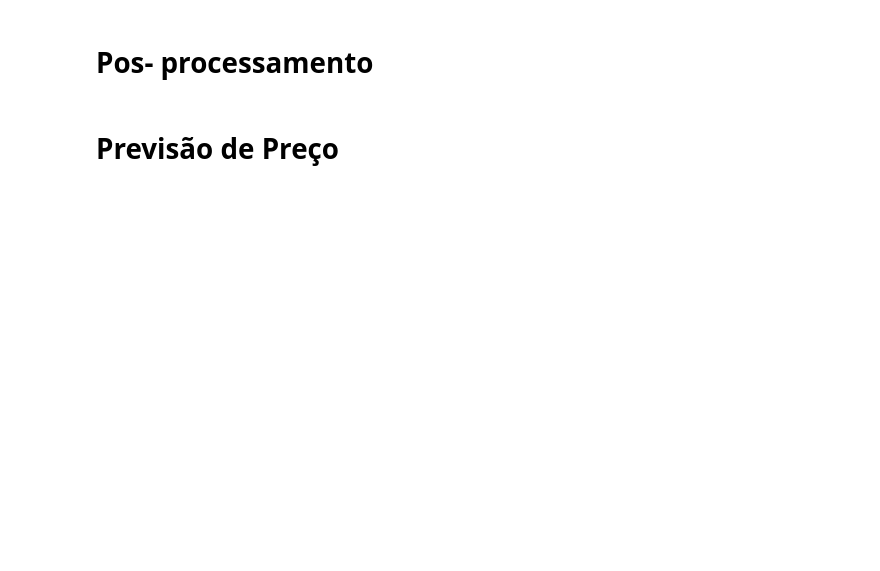
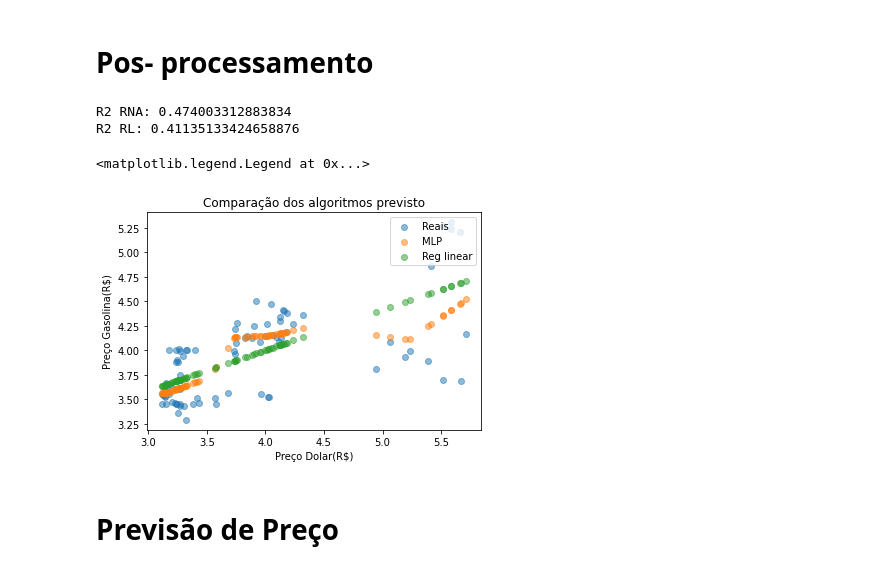
Before and after one commit to oliveira-chr/Gasolina-Petroleo-Dataset, a Jupyter notebook: Inteligencia Artificial/notebook/Inteligencia artificial.ipynb, the cells around one changed output. Cells and saved outputs as stored; diff of their text form; code cells hidden in the pictures; blank space fills up the shorter version.

```diff
--- a/Inteligencia Artificial/notebook/Inteligencia artificial.ipynb
+++ b/Inteligencia Artificial/notebook/Inteligencia artificial.ipynb
@@ -102,20 +199,20 @@ X_norm
 #Dividir  em conjunto de treinamento e teste
 X_norm_train, X_norm_test, Y_train, Y_test = train_test_split(X_norm, Y, test_size= 0.3)
 # %%
-# rna = MLPRegressor(hidden_layer_sizes= (50, 25, 10),
+rna = MLPRegressor(hidden_layer_sizes= (100, 50, 50, 25),
+                   max_iter = 2000,
+                   tol = 0.000000000001,
+                   learning_rate_init = 0.01,
+                   solver = "sgd",
+                   activation = "relu",
+                   learning_rate = "constant",
+                   verbose = 2,)
+# rna = MLPRegressor(hidden_layer_sizes= (50, 25),
 #                    max_iter = 2000,
-#                    tol = 0.000000001,
-#                    learning_rate_init = 0.01,
+#                    tol = 0.0000001,
+#                    learning_rate_init = 0.1,
 #                    solver = "sgd",
-#                    activation = "relu",
+#                    activation = "logistic",
 #                    learning_rate = "constant",
 #                    verbose = 2,)
-rna = MLPRegressor(hidden_layer_sizes= (50, 25, 10),
-                   max_iter = 2000,
-                   tol = 0.0000001,
-                   learning_rate_init = 0.1,
-                   solver = "sgd",
-                   activation = "logistic",
-                   learning_rate = "constant",
-                   verbose = 2,)
 rna.fit(X_norm_train, Y_train)
@@ -122,5 +239,5 @@ rna.fit(X_norm_train, Y_train)
 # %%
-reglinear = SGDRegressor(max_iter=2000,
+reglinear = SGDRegressor(max_iter=5000,
                           tol = 0.0000001,
                          eta0= 0.1,
                          learning_rate="constant",
@@ -140,15 +277,21 @@ r2_rl = r2_score(Y_test,Y_rl_previsao)
 
 print("R2 RNA:", r2_rna)
 print("R2 RL:", r2_rl)
+# %% [output]
+R2 RNA: 0.474003312883834
+R2 RL: 0.41135133424658876
 # %%
 X_test = escala.inverse_transform(X_norm_test)
 plt.scatter(X_test, Y_test, alpha = 0.5, label="Reais")
 plt.scatter(X_test, Y_rna_previsao, alpha = 0.5, label="MLP")
 plt.scatter(X_test, Y_rl_previsao, alpha = 0.5, label="Reg linear")
-plt.xlabel("Peso(em kg)")
-plt.ylabel("Autonomia (em km/L )")
+plt.xlabel("Preço Dolar(R$)")
+plt.ylabel("Preço Gasolina(R$)")
 plt.title ("Comparação dos algoritmos previsto")
 plt.legend(loc=1)
+# %% [output]
+<matplotlib.legend.Legend at 0x...>
+[figure, added]
 # %% [markdown]
 # Previsão de Preço
 # %%
```
Also changed, not shown: parts of 14 cells of this notebook.
